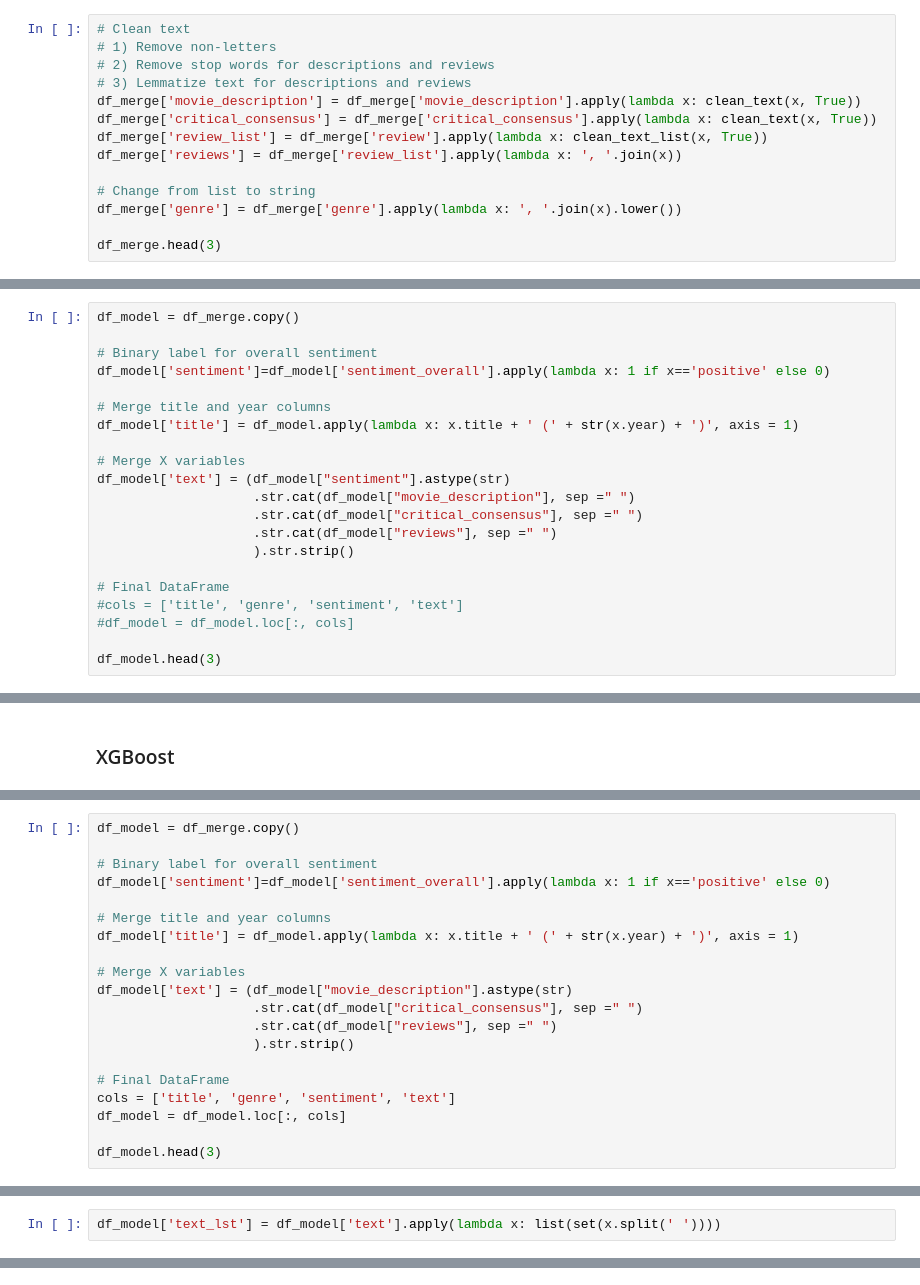
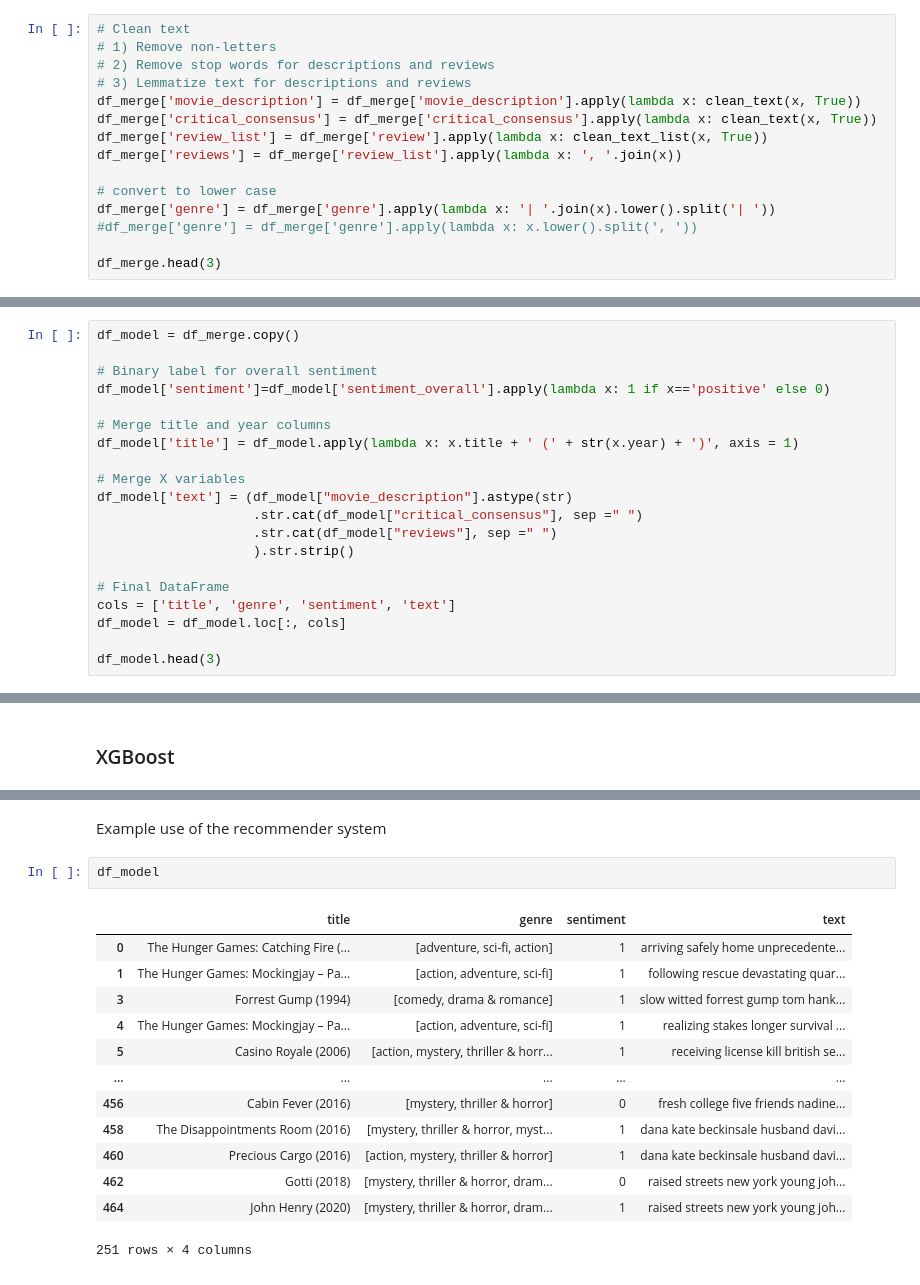
Before and after one commit to jamchap/MA5851, a Jupyter notebook: 03 NLP.ipynb, the cells around one changed output, grey strips where cells are left out. Saved outputs shown, nothing was run; the diff lists cells and outputs as text.

```diff
--- a/03 NLP.ipynb
+++ b/03 NLP.ipynb
@@ -128,8 +128,9 @@ df_merge['critical_consensus'] = df_merge['critical_consensus'].apply(lambda x:
 df_merge['review_list'] = df_merge['review'].apply(lambda x: clean_text_list(x, True))
 df_merge['reviews'] = df_merge['review_list'].apply(lambda x: ', '.join(x))
 
-# Change from list to string
-df_merge['genre'] = df_merge['genre'].apply(lambda x: ', '.join(x).lower())
+# convert to lower case
+df_merge['genre'] = df_merge['genre'].apply(lambda x: '| '.join(x).lower().split('| '))
+#df_merge['genre'] = df_merge['genre'].apply(lambda x: x.lower().split(', '))
 
 df_merge.head(3)
 # %% [output]
@@ -187,15 +188,14 @@ df_model['sentiment']=df_model['sentiment_overall'].apply(lambda x: 1 if x=='pos
 df_model['title'] = df_model.apply(lambda x: x.title + ' (' + str(x.year) + ')', axis = 1)
 
 # Merge X variables
-df_model['text'] = (df_model["sentiment"].astype(str)
-                    .str.cat(df_model["movie_description"], sep =" ")
+df_model['text'] = (df_model["movie_description"].astype(str)
                     .str.cat(df_model["critical_consensus"], sep =" ")
                     .str.cat(df_model["reviews"], sep =" ")
                     ).str.strip()
 
 # Final DataFrame
-#cols = ['title', 'genre', 'sentiment', 'text']
-#df_model = df_model.loc[:, cols]
+cols = ['title', 'genre', 'sentiment', 'text']
+df_model = df_model.loc[:, cols]
 
 df_model.head(3)
 # %% [output]
@@ -368,20 +395,0 @@ scores_xg.set_index(['Scores'])
-# %%
-df_model = df_merge.copy()
-
-# Binary label for overall sentiment
-df_model['sentiment']=df_model['sentiment_overall'].apply(lambda x: 1 if x=='positive' else 0)
-
-# Merge title and year columns
-df_model['title'] = df_model.apply(lambda x: x.title + ' (' + str(x.year) + ')', axis = 1)
-
-# Merge X variables
-df_model['text'] = (df_model["movie_description"].astype(str)
-                    .str.cat(df_model["critical_consensus"], sep =" ")
-                    .str.cat(df_model["reviews"], sep =" ")
-                    ).str.strip()
-
-# Final DataFrame
-cols = ['title', 'genre', 'sentiment', 'text']
-df_model = df_model.loc[:, cols]
-
-df_model.head(3)
@@ -408,2 +395,0 @@ model = Word2Vec(size = 200,    # number of dimensions of the embedding, e.g. th
-# %%
-df_model['text_lst'] = df_model['text'].apply(lambda x: list(set(x.split(' '))))
@@ -474,0 +396,18 @@ print(gensim.__version__)
+# %% [markdown]
+Example use of the recommender system
+# %%
+df_model
+# %% [output]
+|  | title | genre | sentiment | text |
+| 0 | The Hunger Games: Catching Fire (... | [adventure, sci-fi, action] | 1 | arriving safely home unprecedente... |
+| 1 | The Hunger Games: Mockingjay – Pa... | [action, adventure, sci-fi] | 1 | following rescue devastating quar... |
+| 3 | Forrest Gump (1994) | [comedy, drama & romance] | 1 | slow witted forrest gump tom hank... |
+| 4 | The Hunger Games: Mockingjay – Pa... | [action, adventure, sci-fi] | 1 | realizing stakes longer survival ... |
+| 5 | Casino Royale (2006) | [action, mystery, thriller & horr... | 1 | receiving license kill british se... |
+| ... | ... | ... | ... | ... |
+| 456 | Cabin Fever (2016) | [mystery, thriller & horror] | 0 | fresh college five friends nadine... |
+| 458 | The Disappointments Room (2016) | [mystery, thriller & horror, myst... | 1 | dana kate beckinsale husband davi... |
+| 460 | Precious Cargo (2016) | [action, mystery, thriller & horror] | 1 | dana kate beckinsale husband davi... |
+| 462 | Gotti (2018) | [mystery, thriller & horror, dram... | 0 | raised streets new york young joh... |
+| 464 | John Henry (2020) | [mystery, thriller & horror, dram... | 1 | raised streets new york young joh... |
+251 rows × 4 columns
```
Also changed, not shown: parts of 29 cells of this notebook.
